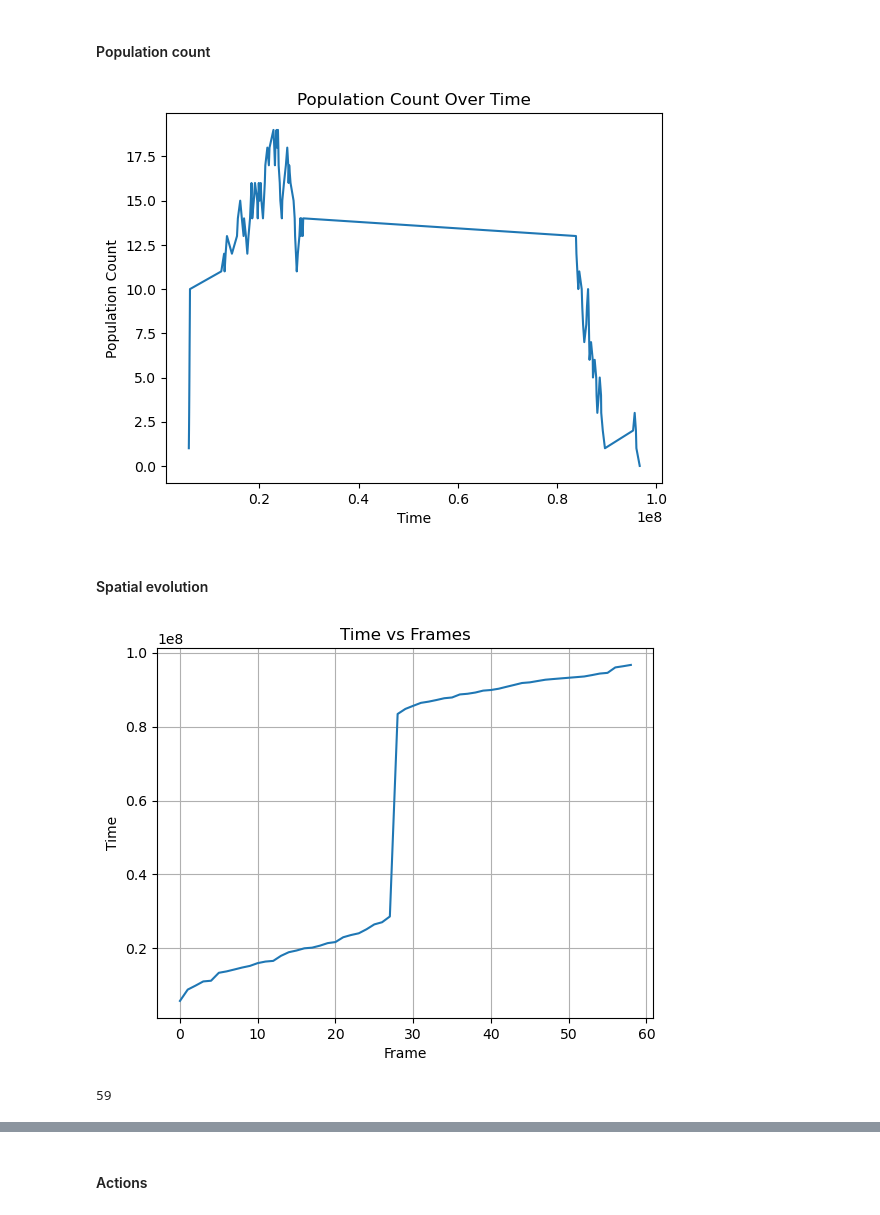
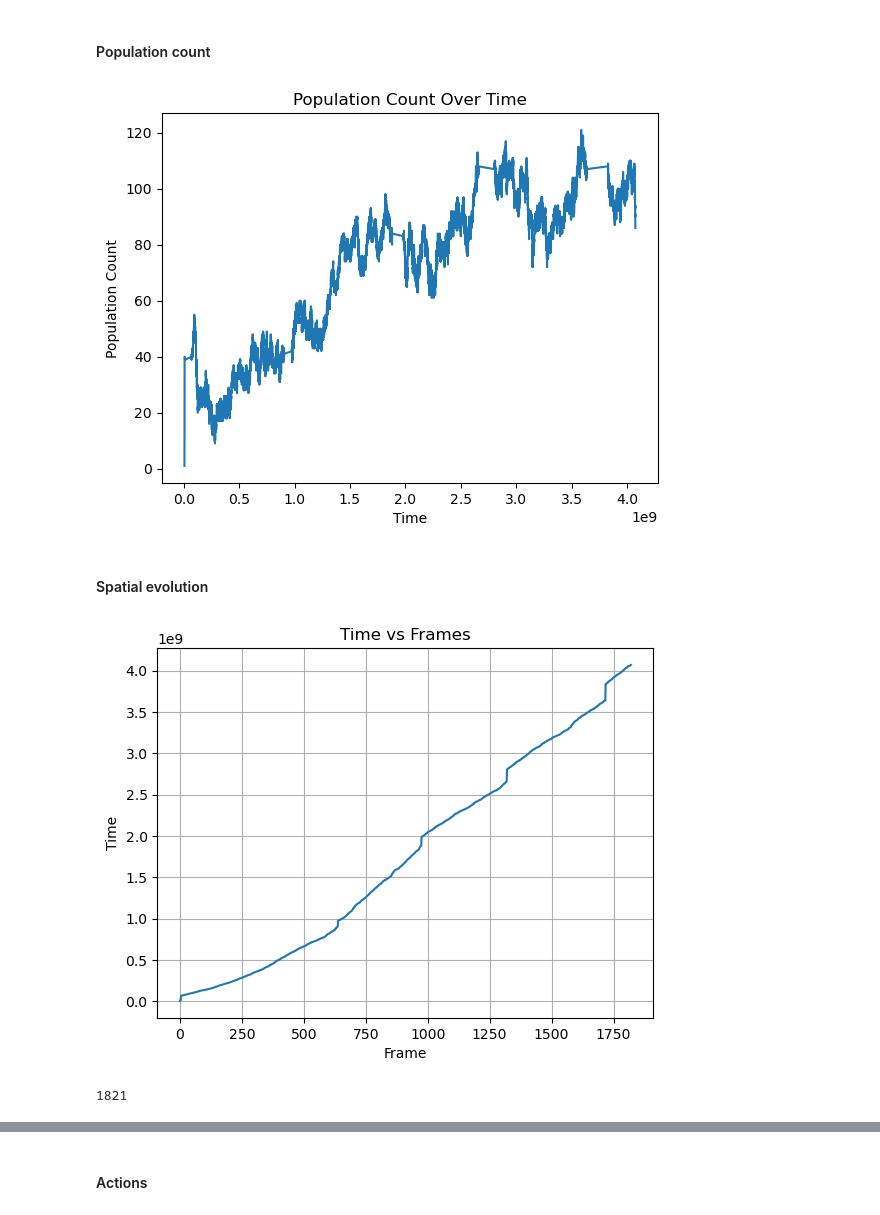
Before and after one commit to alexisjapas/gamasi, a Jupyter notebook: demo.ipynb, the cells around one changed output, grey strips where cells are left out. Drawn from its saved outputs; the diff is of its cells as text; code cells hidden in the pictures.

```diff
--- a/demo.ipynb
+++ b/demo.ipynb
@@ -10,9 +10,9 @@ from src.Lab import Lab
 lab = Lab()
 # %%
 simulation = lab.experiment(
-    height=10, width=10,
-    initial_population_count=10,
-    max_total_duration=10, max_simulation_duration=2
+    height=20, width=20,
+    initial_population_count=40,
+    max_total_duration=10, max_simulation_duration=4
 )
 # %% [output]
 Generating universe...  : Done in 0.000 s
@@ -45,23 +45,21 @@ plt.xlabel('Time')
 plt.ylabel('Population Count')
 plt.show()
 # %% [output]
-[figure, old version]
+[figure, new version]
 # %% [markdown]
 #### Spatial evolution
 # %%
-spatial_data = lab.get_spatial_data(simulation)
+timestamps, positions = lab.get_spatial_data(simulation)
 # %%
 import matplotlib.pyplot as plt
 
-positions = spatial_data[0]
-
-plt.plot(range(len(positions)), positions)
+plt.plot(range(len(timestamps)), timestamps)
 plt.xlabel('Frame')
 plt.ylabel('Time')
 plt.title('Time vs Frames')
 plt.grid(True)
 plt.show()
-print(len(spatial_data[1]))
+print(len(positions))
 # %% [output]
-[figure, old version]
+[figure, new version]
-59
+1821
```
Also changed, not shown: parts of 9 cells of this notebook, 3 other files.
